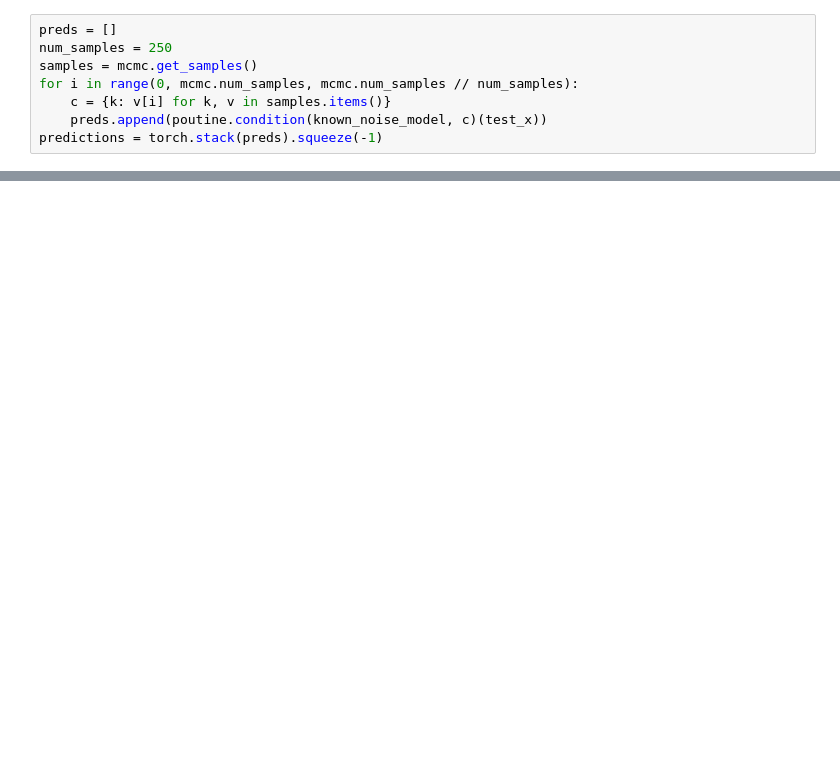
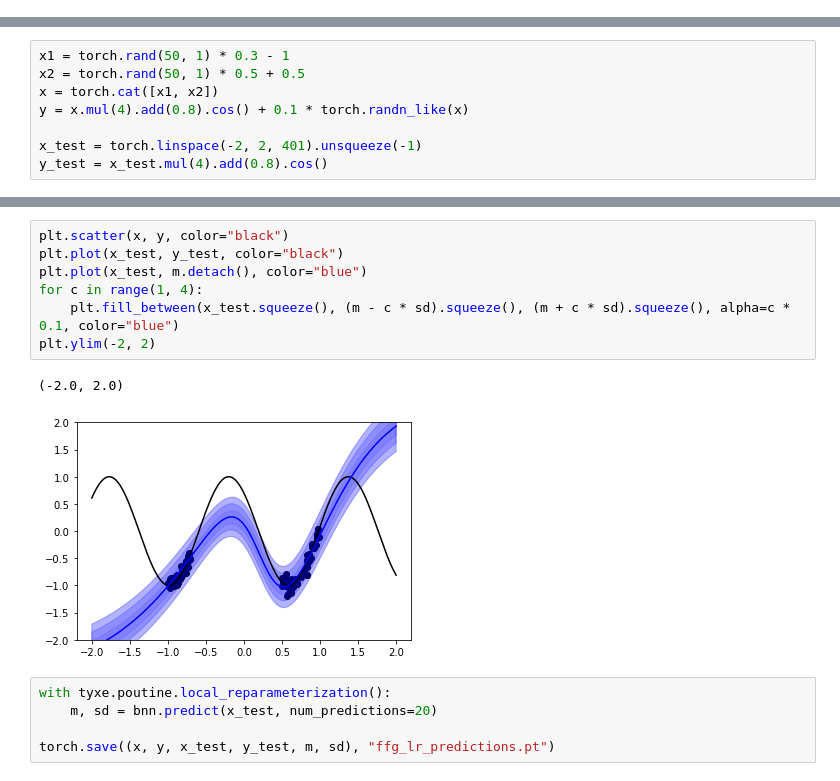
Before and after one commit to TyXe-BDL/TyXe, a Jupyter notebook: notebooks/regression.ipynb, the cells around one changed output, grey strips where cells are left out. Cells and saved outputs as stored; diff of their text form; blank space fills up the shorter version.

```diff
--- a/notebooks/regression.ipynb
+++ b/notebooks/regression.ipynb
@@ -181,8 +0,0 @@ mcmc.run(train_x, train_y)
-# %%
-preds = []
-num_samples = 250
-samples = mcmc.get_samples()
-for i in range(0, mcmc.num_samples, mcmc.num_samples // num_samples):
-    c = {k: v[i] for k, v in samples.items()}
-    preds.append(poutine.condition(known_noise_model, c)(test_x))
-predictions = torch.stack(preds).squeeze(-1)
@@ -253,0 +21,8 @@ Normal(loc: torch.Size([20, 1]), scale: torch.Size([20, 1]))
+# %%
+x1 = torch.rand(50, 1) * 0.3 - 1
+x2 = torch.rand(50, 1) * 0.5 + 0.5
+x = torch.cat([x1, x2])
+y = x.mul(4).add(0.8).cos() + 0.1 * torch.randn_like(x)
+
+x_test = torch.linspace(-2, 2, 401).unsqueeze(-1)
+y_test = x_test.mul(4).add(0.8).cos()
@@ -253,0 +58,15 @@ Normal(loc: torch.Size([20, 1]), scale: torch.Size([20, 1]))
+# %%
+plt.scatter(x, y, color="black")
+plt.plot(x_test, y_test, color="black")
+plt.plot(x_test, m.detach(), color="blue")
+for c in range(1, 4):
+    plt.fill_between(x_test.squeeze(), (m - c * sd).squeeze(), (m + c * sd).squeeze(), alpha=c * 0.1, color="blue")
+plt.ylim(-2, 2)
+# %% [output]
+(-2.0, 2.0)
+[figure, added]
+# %%
+with tyxe.poutine.local_reparameterization():
+    m, sd = bnn.predict(x_test, num_predictions=20)
+
+torch.save((x, y, x_test, y_test, m, sd), "ffg_lr_predictions.pt")
```
Also changed, not shown: parts of 50 cells of this notebook, 15 other files.
